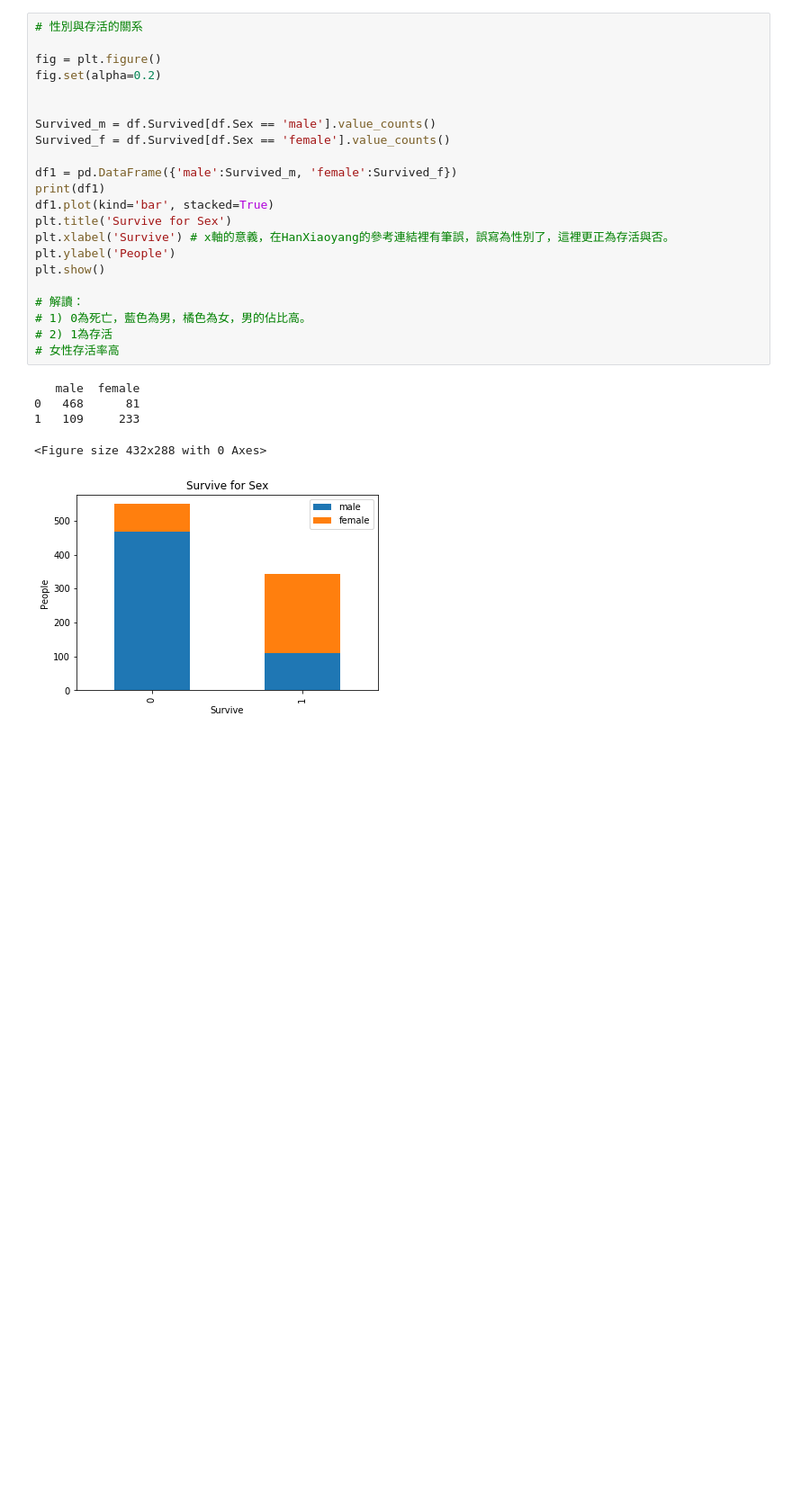
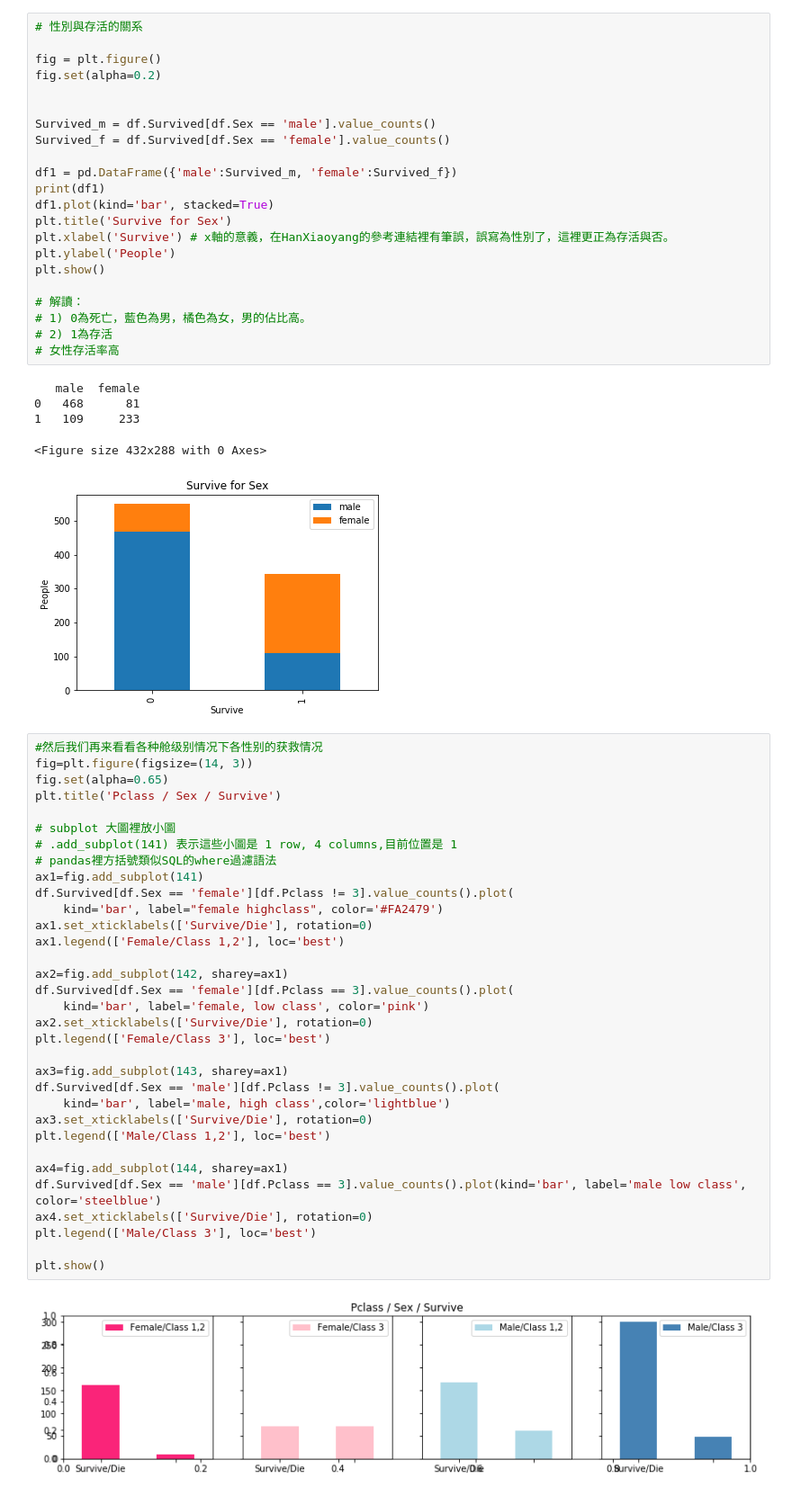
Before and after one commit to handy505/playground, a Jupyter notebook: python/jupyter/2019/titanic/titanic.ipynb, the cells around one changed output. Shown at 90% size. Drawn from its saved outputs; the diff is of its cells as text; blank space fills up the shorter version.

```diff
--- a/python/jupyter/2019/titanic/titanic.ipynb
+++ b/python/jupyter/2019/titanic/titanic.ipynb
@@ -181,3 +183,38 @@ plt.show()
 1   109     233
 <Figure size 432x288 with 0 Axes>
 [figure]
+# %%
+#然后我们再来看看各种舱级别情况下各性别的获救情况
+fig=plt.figure(figsize=(14, 3))
+fig.set(alpha=0.65)
+plt.title('Pclass / Sex / Survive')
+
+# subplot 大圖裡放小圖
+# .add_subplot(141) 表示這些小圖是 1 row, 4 columns,目前位置是 1
+# pandas裡方括號類似SQL的where過濾語法
+ax1=fig.add_subplot(141)
+df.Survived[df.Sex == 'female'][df.Pclass != 3].value_counts().plot(
+    kind='bar', label="female highclass", color='#FA2479')
+ax1.set_xticklabels(['Survive/Die'], rotation=0)
+ax1.legend(['Female/Class 1,2'], loc='best')
+
+ax2=fig.add_subplot(142, sharey=ax1)
+df.Survived[df.Sex == 'female'][df.Pclass == 3].value_counts().plot(
+    kind='bar', label='female, low class', color='pink')
+ax2.set_xticklabels(['Survive/Die'], rotation=0)
+plt.legend(['Female/Class 3'], loc='best')
+
+ax3=fig.add_subplot(143, sharey=ax1)
+df.Survived[df.Sex == 'male'][df.Pclass != 3].value_counts().plot(
+    kind='bar', label='male, high class',color='lightblue')
+ax3.set_xticklabels(['Survive/Die'], rotation=0)
+plt.legend(['Male/Class 1,2'], loc='best')
+
+ax4=fig.add_subplot(144, sharey=ax1)
+df.Survived[df.Sex == 'male'][df.Pclass == 3].value_counts().plot(kind='bar', label='male low class', color='steelblue')
+ax4.set_xticklabels(['Survive/Die'], rotation=0)
+plt.legend(['Male/Class 3'], loc='best')
+
+plt.show()
+# %% [output]
+[figure, added]
```
Also changed, not shown: parts of 5 cells of this notebook, 37 other files.
